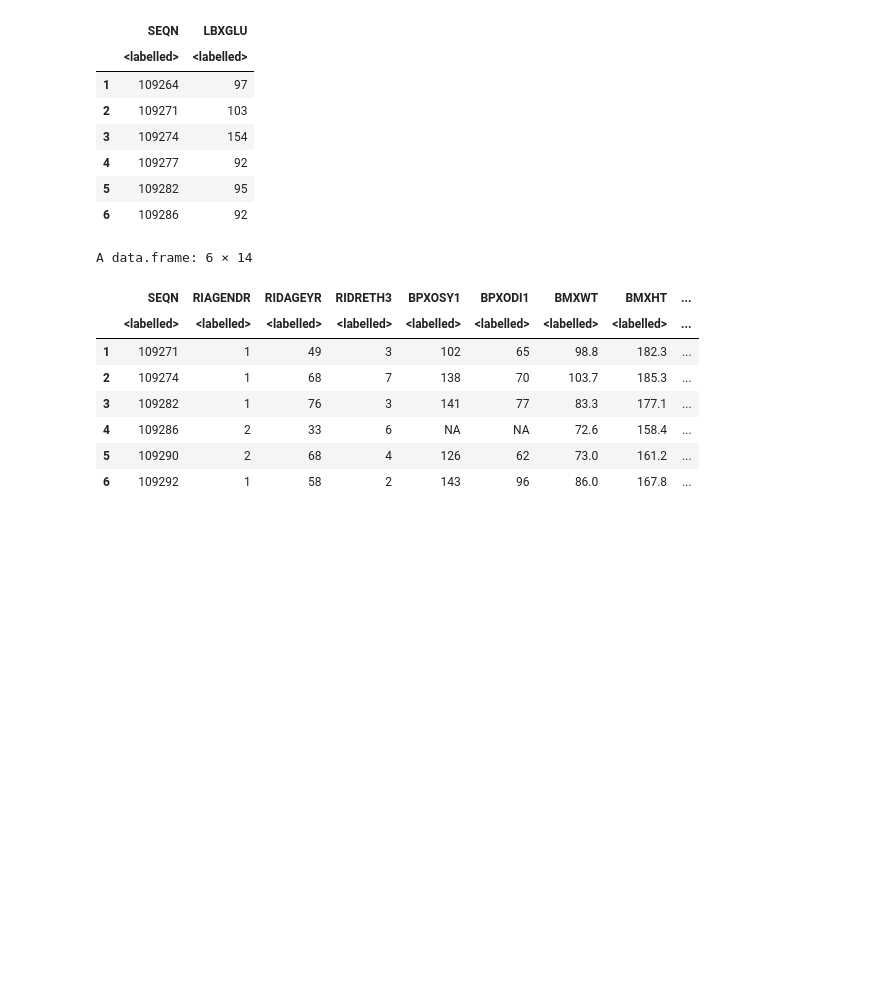
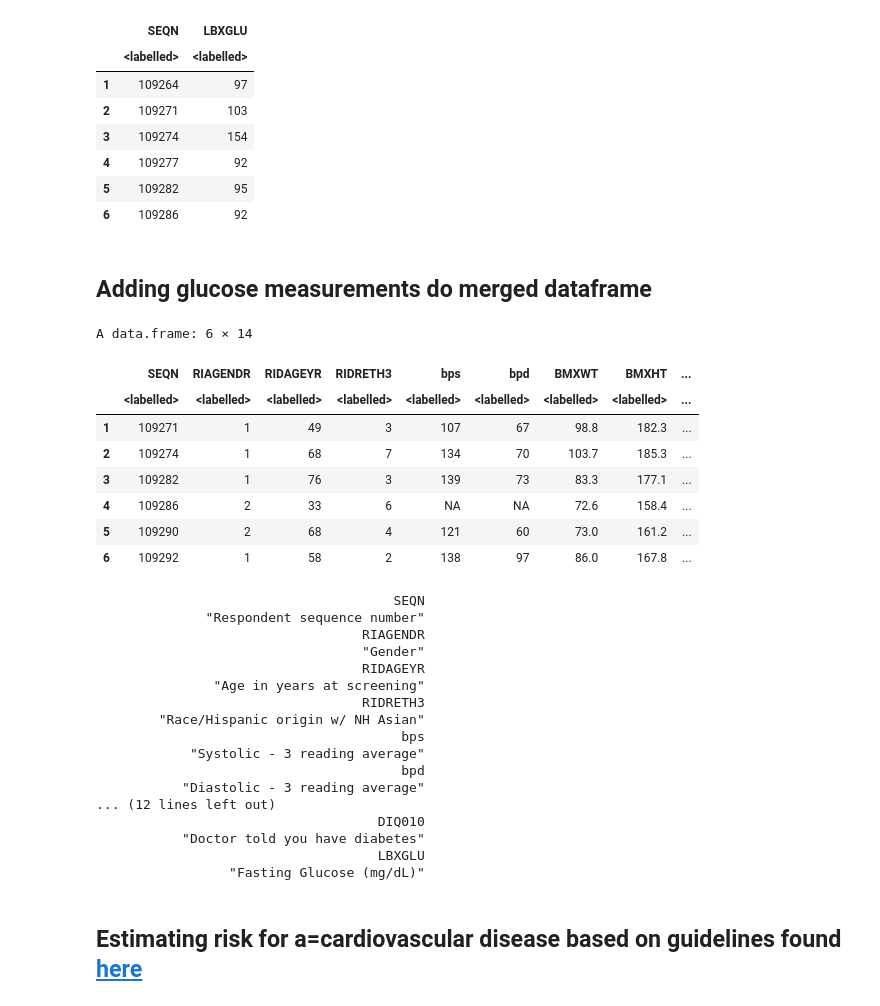
Before and after one commit to sccatalina/FinalProject, a Jupyter notebook: NHANESxpt.R.ipynb, the cells around one changed output. Drawn from its saved outputs; the diff is of its cells as text; code cells hidden in the pictures; blank space fills up the shorter version.

```diff
--- a/NHANESxpt.R.ipynb
+++ b/NHANESxpt.R.ipynb
@@ -373,16 +379,38 @@ A data.frame: 6 × 2
 | 4 | 109277 | 92 |
 | 5 | 109282 | 95 |
 | 6 | 109286 | 92 |
+# %% [markdown]
+## Adding glucose measurements do merged dataframe
 # %%
 dfmerged4 = merge(dfmerged3, fastgbs1)
 head(dfmerged4)
+label(dfmerged4)
 # %% [output]
 A data.frame: 6 × 14
-|  | SEQN | RIAGENDR | RIDAGEYR | RIDRETH3 | BPXOSY1 | BPXODI1 | BMXWT | BMXHT | ... |
+|  | SEQN | RIAGENDR | RIDAGEYR | RIDRETH3 | bps | bpd | BMXWT | BMXHT | ... |
 |  | <labelled> | <labelled> | <labelled> | <labelled> | <labelled> | <labelled> | <labelled> | <labelled> | ... |
-| 1 | 109271 | 1 | 49 | 3 | 102 | 65 | 98.8 | 182.3 | ... |
-| 2 | 109274 | 1 | 68 | 7 | 138 | 70 | 103.7 | 185.3 | ... |
-| 3 | 109282 | 1 | 76 | 3 | 141 | 77 | 83.3 | 177.1 | ... |
+| 1 | 109271 | 1 | 49 | 3 | 107 | 67 | 98.8 | 182.3 | ... |
+| 2 | 109274 | 1 | 68 | 7 | 134 | 70 | 103.7 | 185.3 | ... |
+| 3 | 109282 | 1 | 76 | 3 | 139 | 73 | 83.3 | 177.1 | ... |
 | 4 | 109286 | 2 | 33 | 6 | NA | NA | 72.6 | 158.4 | ... |
-| 5 | 109290 | 2 | 68 | 4 | 126 | 62 | 73.0 | 161.2 | ... |
-| 6 | 109292 | 1 | 58 | 2 | 143 | 96 | 86.0 | 167.8 | ... |
+| 5 | 109290 | 2 | 68 | 4 | 121 | 60 | 73.0 | 161.2 | ... |
+| 6 | 109292 | 1 | 58 | 2 | 138 | 97 | 86.0 | 167.8 | ... |
+                                      SEQN
+              "Respondent sequence number"
+                                  RIAGENDR
+                                  "Gender"
+                                  RIDAGEYR
+               "Age in years at screening"
+                                  RIDRETH3
+        "Race/Hispanic origin w/ NH Asian"
+                                       bps
+            "Systolic - 3 reading average"
+                                       bpd
+           "Diastolic - 3 reading average"
+... (12 lines left out)
+                                    DIQ010
+           "Doctor told you have diabetes"
+                                    LBXGLU
+                 "Fasting Glucose (mg/dL)"
+# %% [markdown]
+## Estimating risk for a=cardiovascular disease based on guidelines found [here](https://www.nhs.uk/conditions/cardiovascular-disease/)
```
Also changed, not shown: parts of 25 cells of this notebook.
